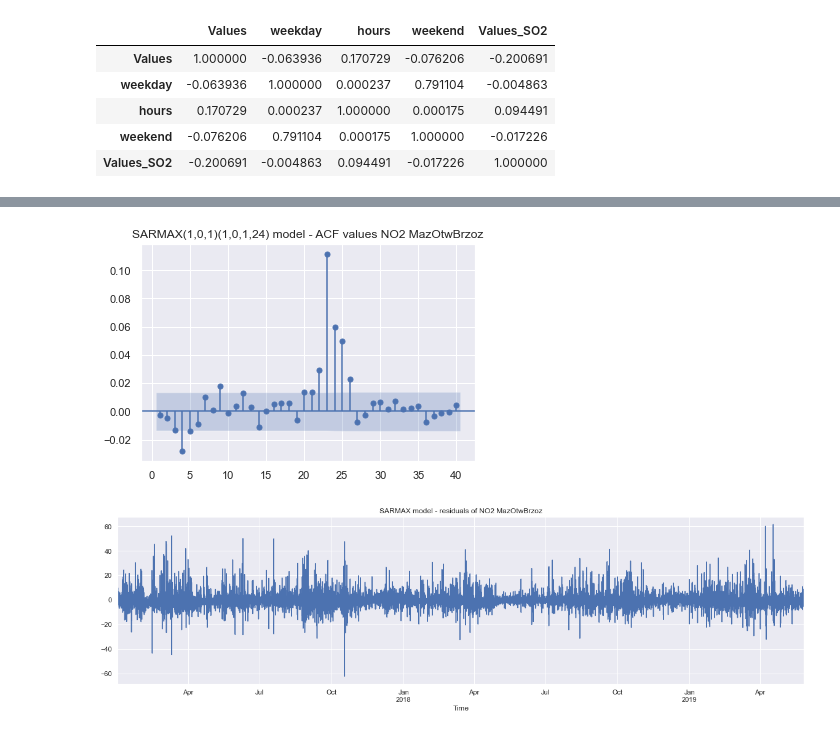
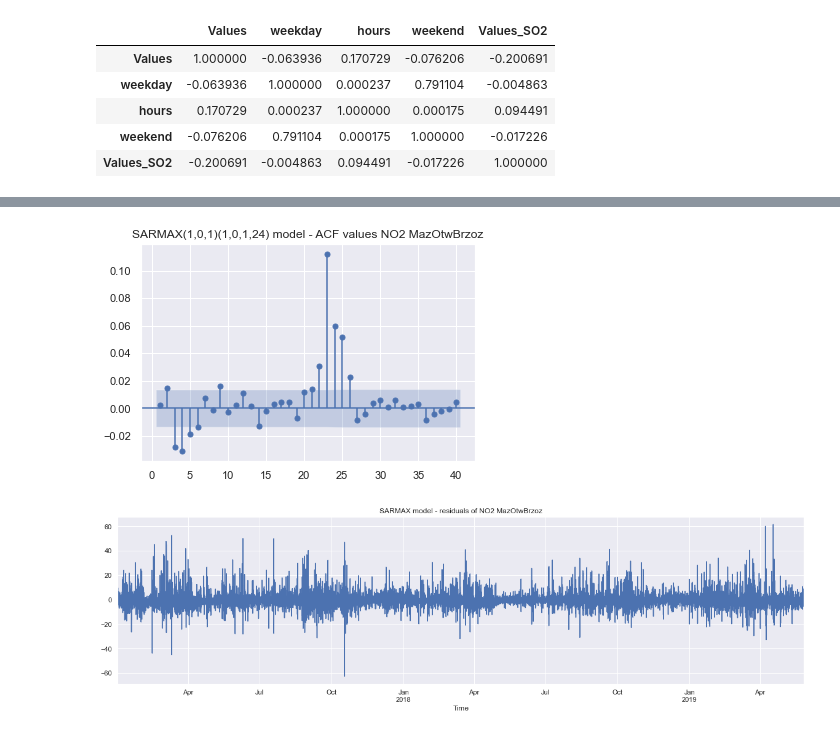
Before and after one commit to DamianKrupa/AirPollutionPoland_timeseries_analysis, a Jupyter notebook: 1 - AirPollutionPoland_time_series_analysis.ipynb, the cells around one changed output, grey strips where cells are left out. Drawn from its saved outputs; the diff is of its cells as text; code cells hidden in the pictures.

```diff
--- a/1 - AirPollutionPoland_time_series_analysis.ipynb
+++ b/1 - AirPollutionPoland_time_series_analysis.ipynb
@@ -2234,3 +2217,14 @@ df_train6['Values_SO2'] = df_train6['Values_SO2'].fillna(df_train6['Values_SO2']
+# %%
+df_SO2['Values'] = [float(x) for x in df_SO2['Values']]
+df_SO2['Values'] = df_SO2['Values'].fillna(df_SO2['Values'].median())
+del df_SO2['level_0'],df_SO2['index'],df_SO2['Station_code'],df_SO2['Num_Station_code']
+df_SO2 = df_SO2.set_index('Time')
+
+size_SO2 = int(len(df_SO2)*0.8)
+df_SO2_train = df_SO2.iloc[:size_SO2]
+# df_SO2_train = df_SO2_train.set_index('Time')
+df_train6['Values_SO2'] = [x for x in df_SO2_train['Values']]
+df_train6['Values_SO2'] = df_train6['Values_SO2'].fillna(df_train6['Values_SO2'].median)
 # %%
 df_train6.corr()
 # %% [output]
@@ -2303,13 +2251,13 @@ Warnings:
 print('LLR tests p-values:')
 print(LLR_test(model_sarmax2, model_sarmax))
 # %%
-df_train6['sarmax_res_values'] = results_sarmax.resid
+df_train6['sarmax2_res_values'] = results_sarmax2.resid
 # %%
 #The SARMAX model has captured the most resid. coeff. Good.
-sgt.plot_acf(df_train6.sarmax_res_values[1:], lags = 40, zero = False)
+sgt.plot_acf(df_train6.sarmax2_res_values[1:], lags = 40, zero = False)
 plt.title('SARMAX(1,0,1)(1,0,1,24) model - ACF values NO2 MazOtwBrzoz')
 plt.show()
 # %% [output]
-[figure, old version]
+[figure, new version]
 # %%
 #Resid. resamble WN. It's good.
```
Also changed, not shown: parts of 42 cells of this notebook, 1 other file.
